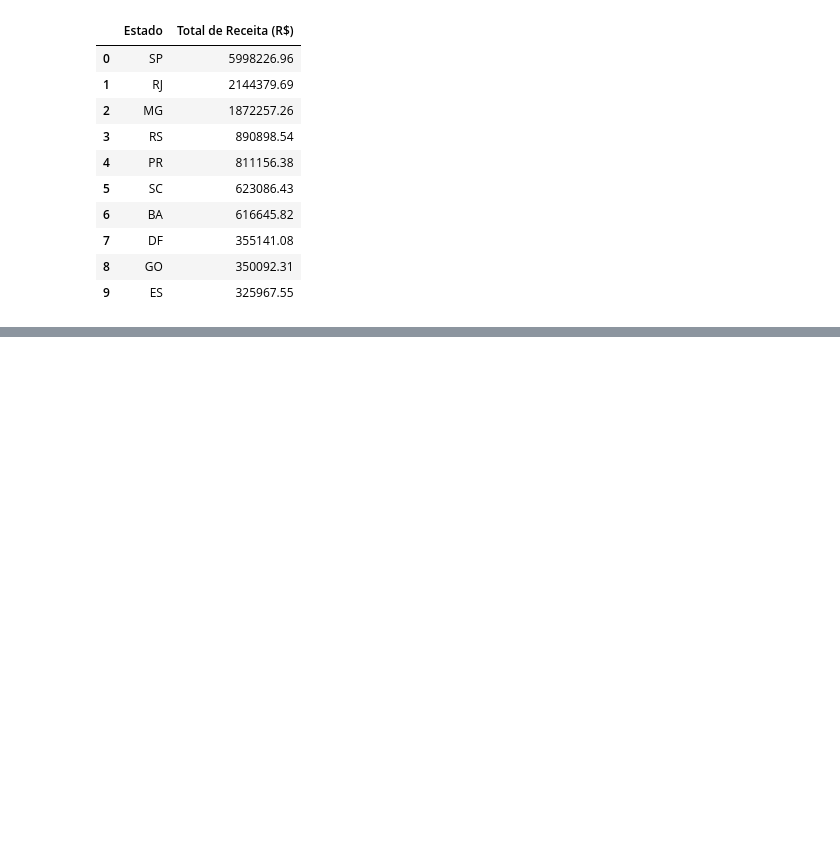
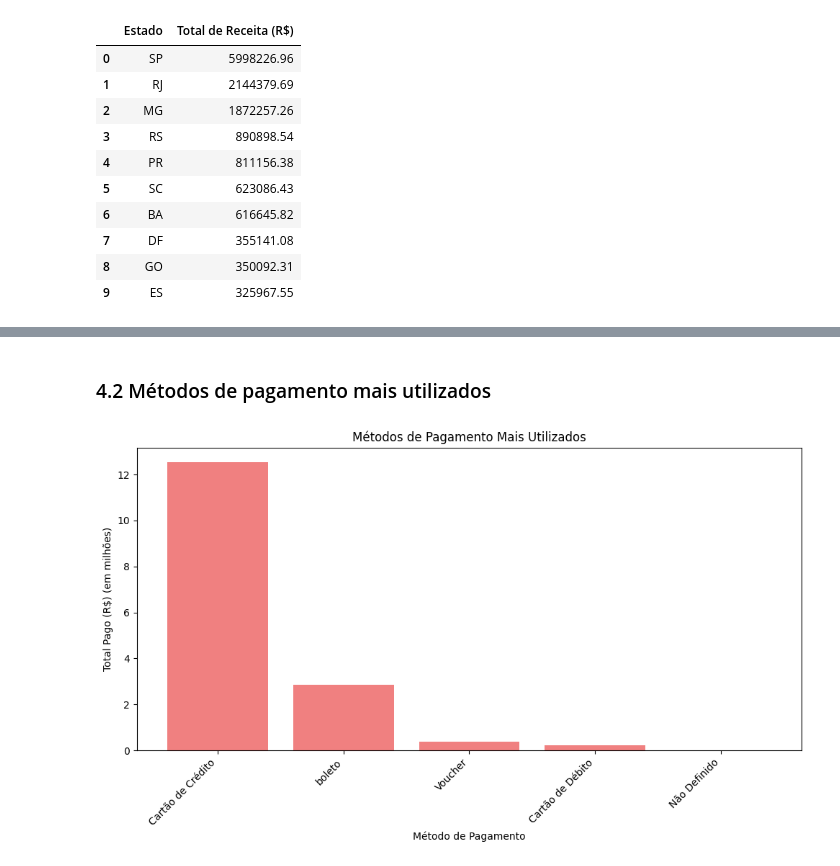
Before and after one commit to drdml/insights-olist, a Jupyter notebook: análise_exploratória.ipynb, the cells around one changed output, grey strips where cells are left out. Drawn from its saved outputs; the diff is of its cells as text; code cells hidden in the pictures; blank space fills up the shorter version.

```diff
--- a/análise_exploratória.ipynb
+++ b/análise_exploratória.ipynb
@@ -337,0 +372,21 @@ estados_com_mais_atrasos
+# %% [markdown]
+### 4.2 Métodos de pagamento mais utilizados
+# %%
+metodos_pagamento['Método de Pagamento'] = metodos_pagamento['Método de Pagamento'].replace({
+    'credit_card': 'Cartão de Crédito',
+    'voucher': 'Voucher',
+    'debit_card': 'Cartão de Débito',
+    'billet': 'Boleto',
+    'not_defined': 'Não Definido'
+})
+
+plt.figure(figsize=(10, 6))
+plt.bar(metodos_pagamento['Método de Pagamento'], metodos_pagamento['Total Pago (R$)'] / 1e6, color='lightcoral')
+plt.title('Métodos de Pagamento Mais Utilizados')
+plt.xlabel('Método de Pagamento')
+plt.ylabel('Total Pago (R$) (em milhões)')
+plt.xticks(rotation=45, ha='right')
+plt.tight_layout()
+plt.show()
+# %% [output]
+[figure, added]
```
Also changed, not shown: parts of 22 cells of this notebook.
